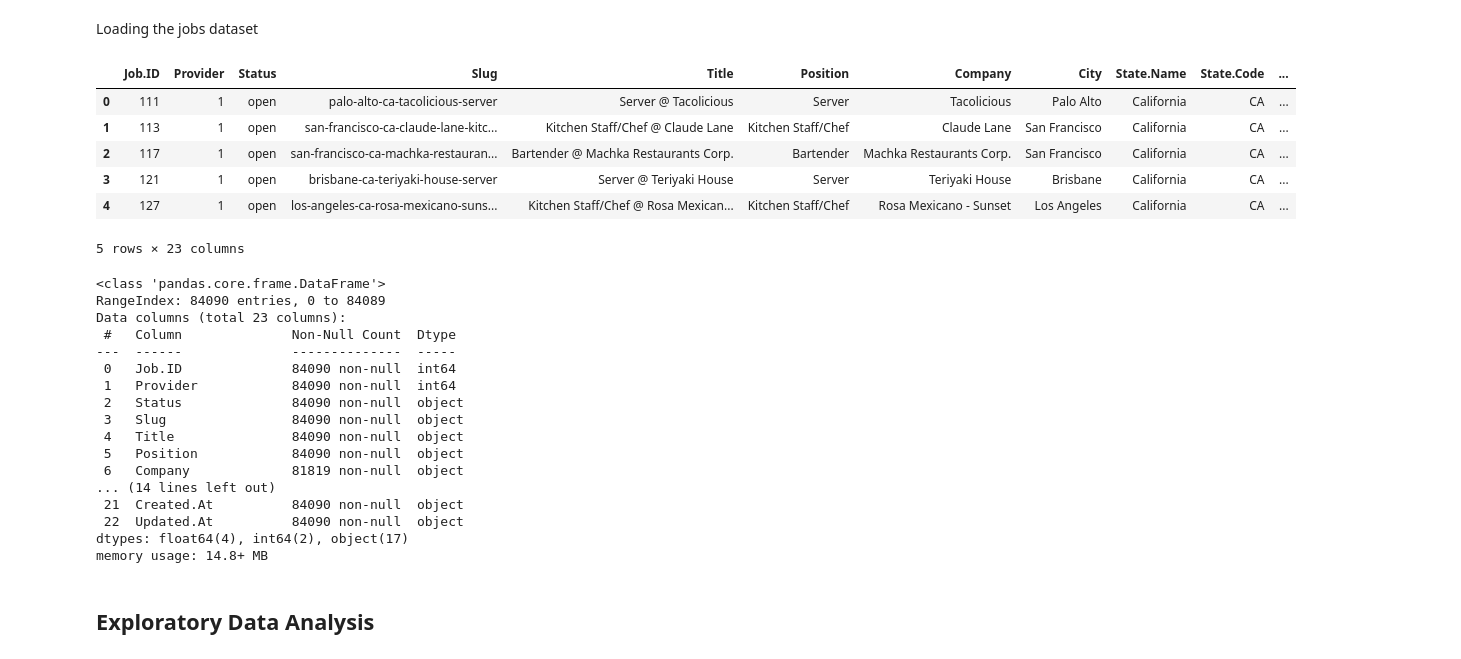
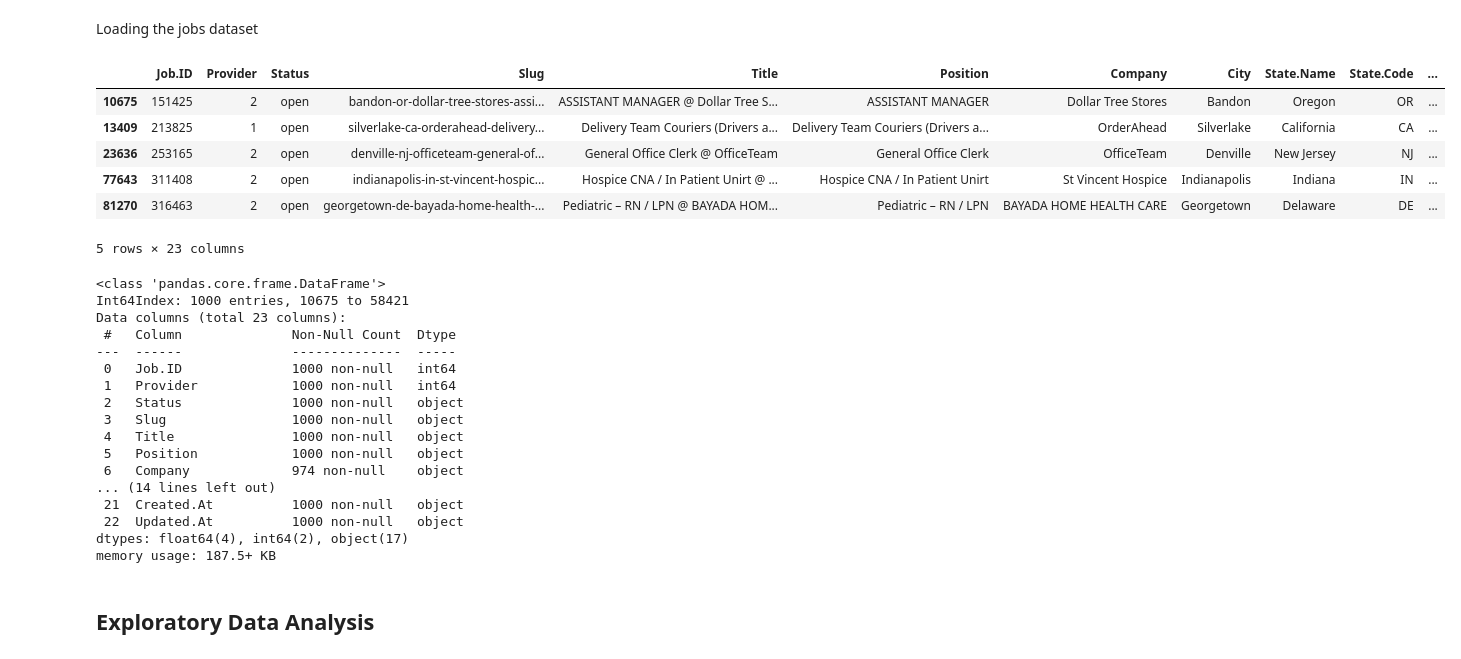
Before and after one commit to shanbhxg/Apidae, a Jupyter notebook: kabc-medium/Content-based.ipynb, the cells around one changed output. Drawn from its saved outputs; the diff is of its cells as text; code cells hidden in the pictures.

```diff
--- a/kabc-medium/Content-based.ipynb
+++ b/kabc-medium/Content-based.ipynb
@@ -11,34 +13,36 @@ Loading the jobs dataset
 # %%
-df_jobs = pd.read_csv("C:/Users/Srushti/Desktop/capstone/Combined_Jobs_Final.csv")
+df = pd.read_csv("C:/Users/Srushti/Desktop/capstone/Combined_Jobs_Final.csv")
+random.seed(2)
+df_jobs = df.sample(n=1000)
 df_jobs.head()
 # %% [output]
 |  | Job.ID | Provider | Status | Slug | Title | Position | Company | City | State.Name | State.Code | ... |
-| 0 | 111 | 1 | open | palo-alto-ca-tacolicious-server | Server @ Tacolicious | Server | Tacolicious | Palo Alto | California | CA | ... |
-| 1 | 113 | 1 | open | san-francisco-ca-claude-lane-kitc... | Kitchen Staff/Chef @ Claude Lane | Kitchen Staff/Chef | Claude Lane | San Francisco | California | CA | ... |
-| 2 | 117 | 1 | open | san-francisco-ca-machka-restauran... | Bartender @ Machka Restaurants Corp. | Bartender | Machka Restaurants Corp. | San Francisco | California | CA | ... |
-| 3 | 121 | 1 | open | brisbane-ca-teriyaki-house-server | Server @ Teriyaki House | Server | Teriyaki House | Brisbane | California | CA | ... |
-| 4 | 127 | 1 | open | los-angeles-ca-rosa-mexicano-suns... | Kitchen Staff/Chef @ Rosa Mexican... | Kitchen Staff/Chef | Rosa Mexicano - Sunset | Los Angeles | California | CA | ... |
+| 10675 | 151425 | 2 | open | bandon-or-dollar-tree-stores-assi... | ASSISTANT MANAGER @ Dollar Tree S... | ASSISTANT MANAGER | Dollar Tree Stores | Bandon | Oregon | OR | ... |
+| 13409 | 213825 | 1 | open | silverlake-ca-orderahead-delivery... | Delivery Team Couriers (Drivers a... | Delivery Team Couriers (Drivers a... | OrderAhead | Silverlake | California | CA | ... |
+| 23636 | 253165 | 2 | open | denville-nj-officeteam-general-of... | General Office Clerk @ OfficeTeam | General Office Clerk | OfficeTeam | Denville | New Jersey | NJ | ... |
+| 77643 | 311408 | 2 | open | indianapolis-in-st-vincent-hospic... | Hospice CNA / In Patient Unirt @ ... | Hospice CNA / In Patient Unirt | St Vincent Hospice | Indianapolis | Indiana | IN | ... |
+| 81270 | 316463 | 2 | open | georgetown-de-bayada-home-health-... | Pediatric – RN / LPN @ BAYADA HOM... | Pediatric – RN / LPN | BAYADA HOME HEALTH CARE | Georgetown | Delaware | DE | ... |
 5 rows × 23 columns
 # %%
 df_jobs.info()
 # %% [output]
 <class 'pandas.core.frame.DataFrame'>
-RangeIndex: 84090 entries, 0 to 84089
+Int64Index: 1000 entries, 10675 to 58421
 Data columns (total 23 columns):
  #   Column              Non-Null Count  Dtype
 ---  ------              --------------  -----
- 0   Job.ID              84090 non-null  int64
- 1   Provider            84090 non-null  int64
- 2   Status              84090 non-null  object
- 3   Slug                84090 non-null  object
- 4   Title               84090 non-null  object
- 5   Position            84090 non-null  object
- 6   Company             81819 non-null  object
+ 0   Job.ID              1000 non-null   int64
+ 1   Provider            1000 non-null   int64
+ 2   Status              1000 non-null   object
+ 3   Slug                1000 non-null   object
+ 4   Title               1000 non-null   object
+ 5   Position            1000 non-null   object
+ 6   Company             974 non-null    object
 ... (14 lines left out)
- 21  Created.At          84090 non-null  object
- 22  Updated.At          84090 non-null  object
+ 21  Created.At          1000 non-null   object
+ 22  Updated.At          1000 non-null   object
 dtypes: float64(4), int64(2), object(17)
-memory usage: 14.8+ MB
+memory usage: 187.5+ KB
 # %% [markdown]
 ## Exploratory Data Analysis
 # %% [markdown]
```
Also changed, not shown: parts of 40 cells of this notebook, 5 other files.
